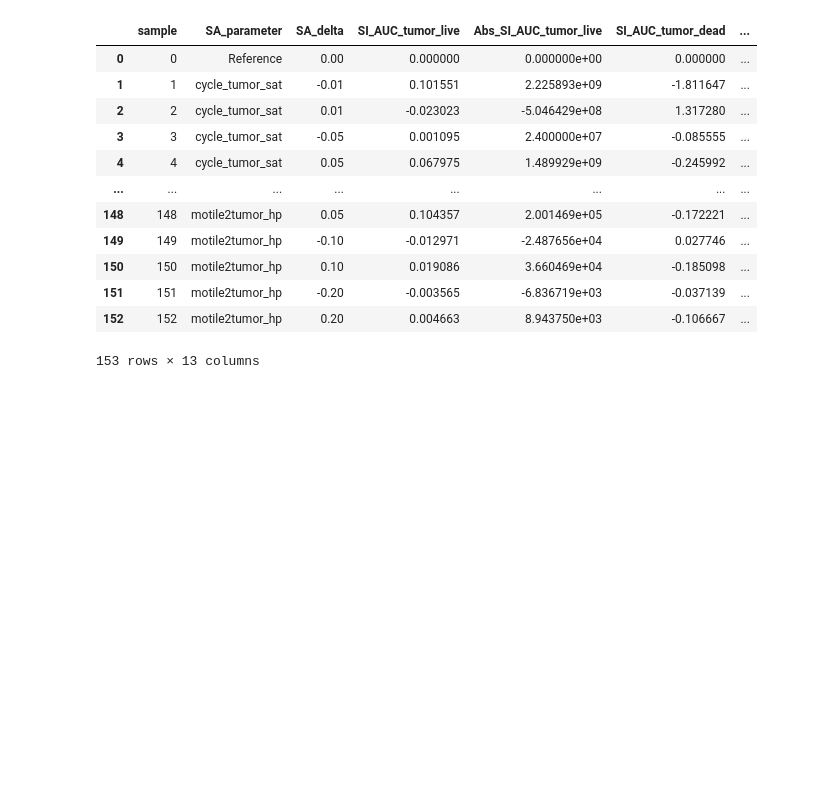
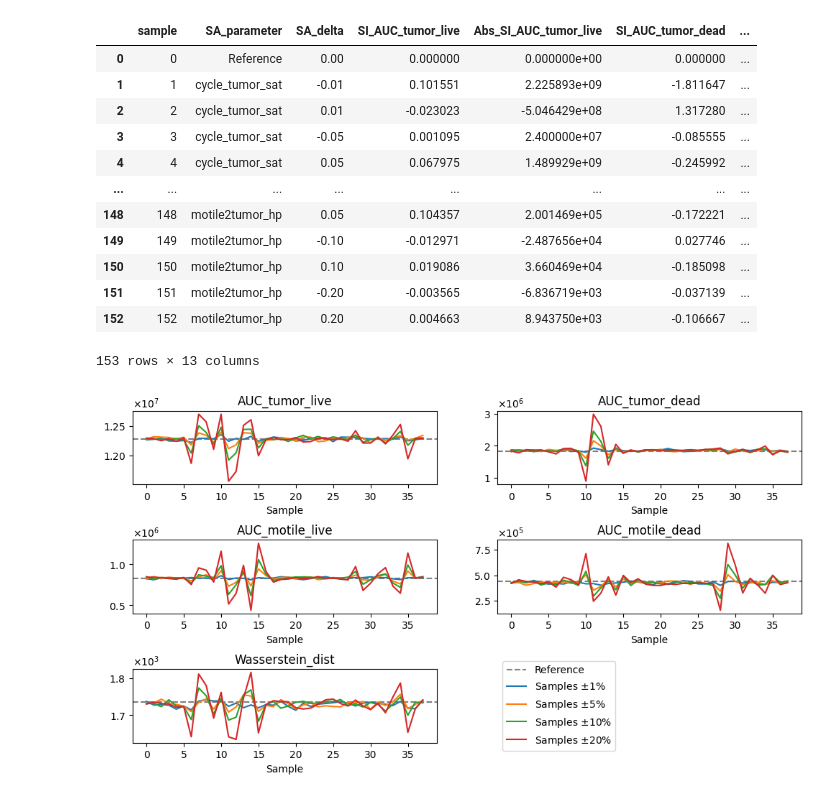
Before and after one commit to PhysiCell-Models/grammar_samples, a Jupyter notebook: Sensitivity_Analysis/SA_script_ex1.ipynb, the cells around one changed output. Cells and saved outputs as stored; diff of their text form; code cells hidden in the pictures; blank space fills up the shorter version.

```diff
--- a/Sensitivity_Analysis/SA_script_ex1.ipynb
+++ b/Sensitivity_Analysis/SA_script_ex1.ipynb
@@ -257,6 +211,31 @@ QoI: Wasserstein_dist
 | 151 | 151 | motile2tumor_hp | -0.20 | -0.003565 | -6.836719e+03 | -0.037139 | ... |
 | 152 | 152 | motile2tumor_hp | 0.20 | 0.004663 | 8.943750e+03 | -0.106667 | ... |
 153 rows × 13 columns
+# %%
+import matplotlib.pyplot as plt
+fig, axes = plt.subplots(3, 2, figsize=(12, 6))
+plt.subplots_adjust(hspace=0.75)
+for qoi, ax in zip(QoIs_list, axes.flatten()):
+    ax.axhline(df_summary.iloc[sample_ref][qoi], color='gray', linestyle='--')
+    samples_delta1 = df_SA[ (df_SA['SA_delta'] == -0.01) | (df_SA['SA_delta'] == 0.01) ]['sample'].values
+    samples_delta5 = df_SA[ (df_SA['SA_delta'] == -0.05) | (df_SA['SA_delta'] == 0.05) ]['sample'].values
+    samples_delta10 = df_SA[ (df_SA['SA_delta'] == -0.1) | (df_SA['SA_delta'] == 0.1) ]['sample'].values
+    samples_delta20 = df_SA[( df_SA['SA_delta'] == -0.2) | (df_SA['SA_delta'] == 0.2) ]['sample'].values
+    ax.plot(range(len(df_summary.iloc[samples_delta1]['sample'])), df_summary.iloc[samples_delta1][qoi])#, s=12)
+    ax.plot(range(len(df_summary.iloc[samples_delta5]['sample'])), df_summary.iloc[samples_delta5][qoi])#, s=12)
+    ax.plot(range(len(df_summary.iloc[samples_delta10]['sample'])), df_summary.iloc[samples_delta10][qoi])#, s=12)
+    ax.plot(range(len(df_summary.iloc[samples_delta20]['sample'])), df_summary.iloc[samples_delta20][qoi])#, s=12)
+    ax.set_title(qoi)
+    ax.set_xlabel('Sample')
+    ax.ticklabel_format(style='sci', axis='y', scilimits=(0,0))
+    ax.yaxis.major.formatter._useMathText = True
+axes[2, 1].remove()
+plt.legend(labels=['Reference', r'Samples $\pm 1\%$', r'Samples $\pm 5\%$', r'Samples $\pm 10\%$', r'Samples $\pm 20\%$'],loc='center left', bbox_to_anchor=(1.2, 0.5))
+
+
+plt.show()
+# %% [output]
+[figure, added]
 # %%
 # Plot the sensitivity index as heatmap with the parameters vs delta and color as SI
 import seaborn as sns
```
Also changed, not shown: parts of 4 cells of this notebook, 2 other files.
